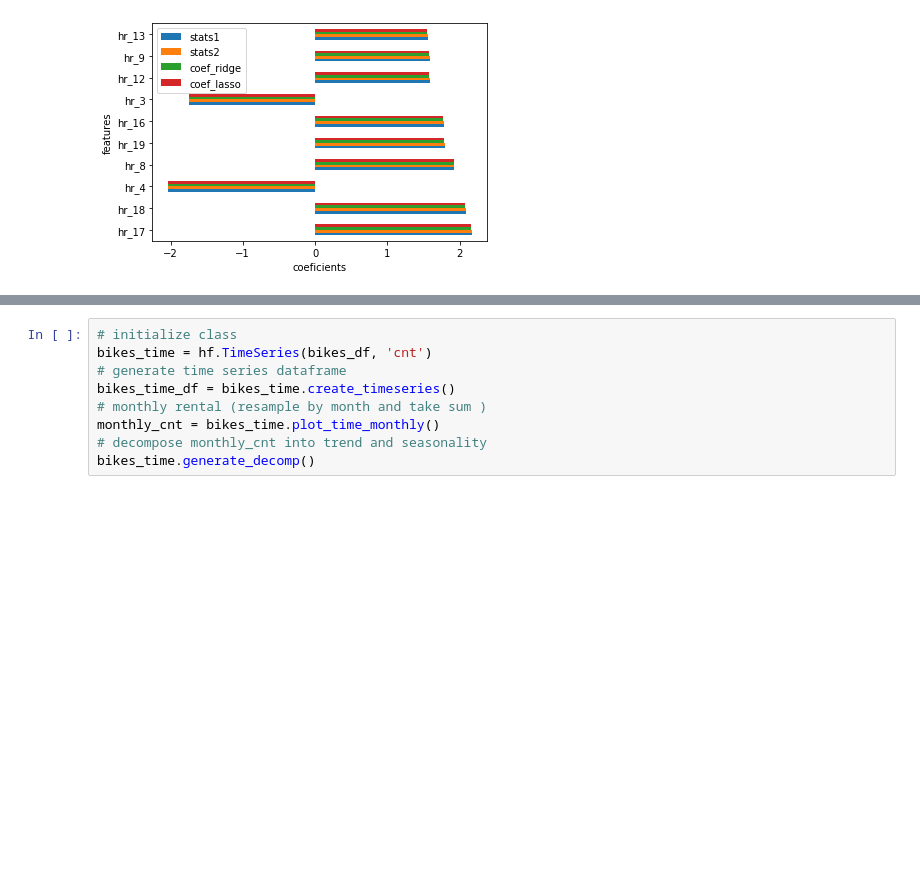
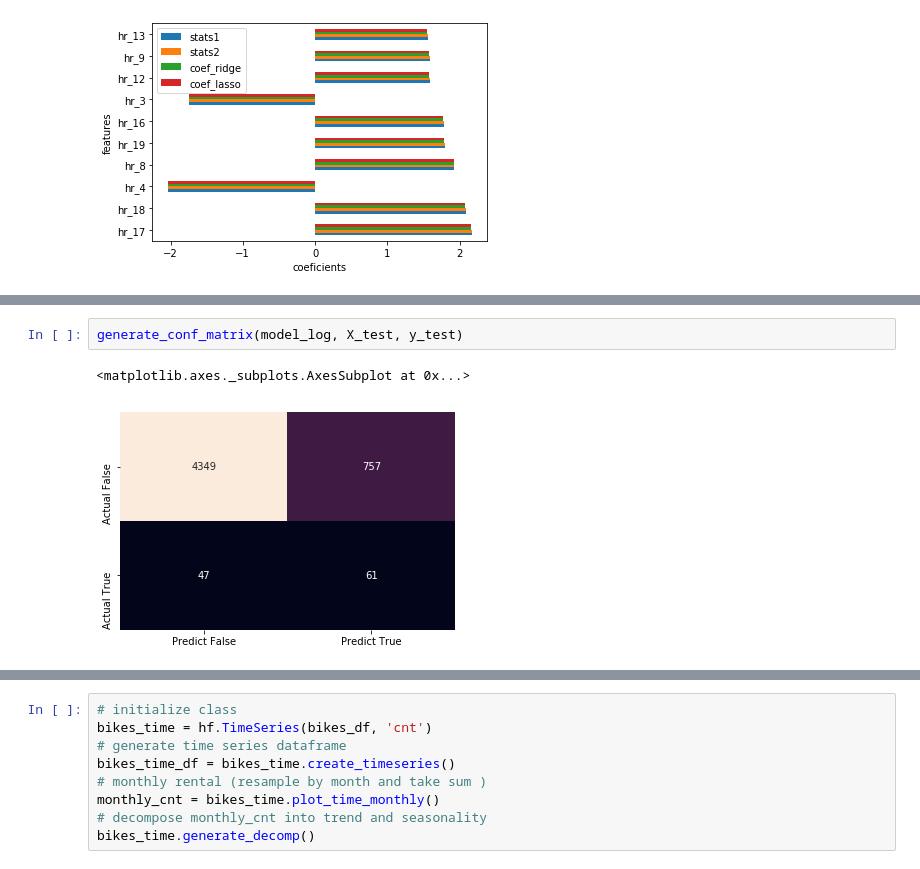
Before and after one commit to mzhou356/bike-sharing-regression, a Jupyter notebook: DC_Bike_Sharing_Mod4_Project.ipynb, the cells around one changed output, grey strips where cells are left out. Cells and saved outputs as stored; diff of their text form; blank space fills up the shorter version.

```diff
--- a/DC_Bike_Sharing_Mod4_Project.ipynb
+++ b/DC_Bike_Sharing_Mod4_Project.ipynb
@@ -251,0 +284,5 @@ bikes.merge_feature_dfs(bottom_5_dfs)
+# %%
+generate_conf_matrix(model_log, X_test, y_test)
+# %% [output]
+<matplotlib.axes._subplots.AxesSubplot at 0x...>
+[figure, added]
```
Also changed, not shown: parts of 12 cells of this notebook.
